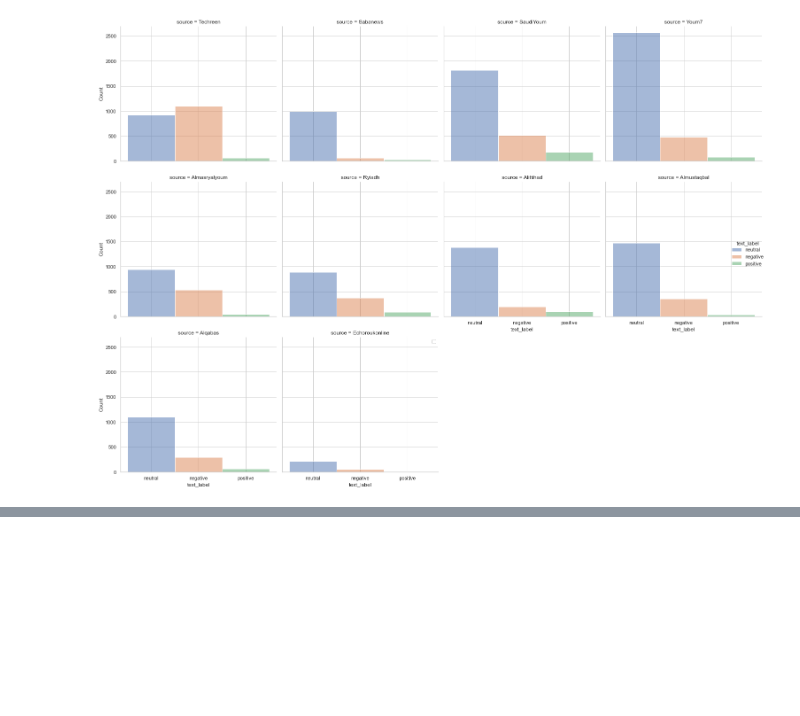
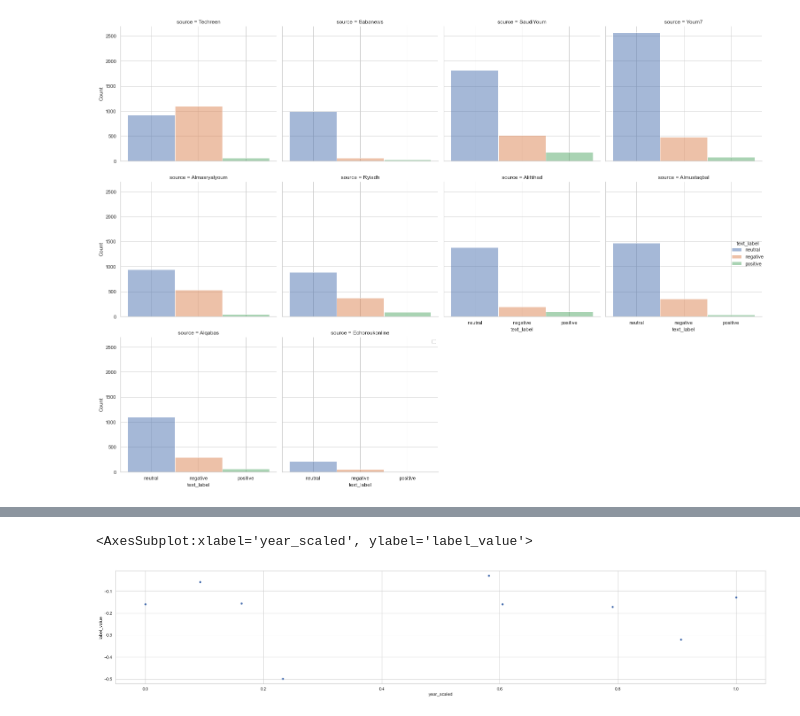
Before and after one commit to Rachuig-Green-Rackley-Shiben/arabic_media_nlp_project, a Jupyter notebook: mindy_drafts/initial_explore.ipynb, the cells around one changed output, grey strips where cells are left out. Cells and saved outputs as stored; diff of their text form; code cells hidden in the pictures; blank space fills up the shorter version.

```diff
--- a/mindy_drafts/initial_explore.ipynb
+++ b/mindy_drafts/initial_explore.ipynb
@@ -671,0 +713,7 @@ No handles with labels found to put in legend.
+# %%
+scat = pd.DataFrame(df['label_value'].groupby(df['year_scaled']).mean())
+# %%
+sns.scatterplot(data=scat, x='year_scaled', y='label_value')
+# %% [output]
+<AxesSubplot:xlabel='year_scaled', ylabel='label_value'>
+[figure, added]
```
Also changed, not shown: parts of 26 cells of this notebook, 1 other file.
